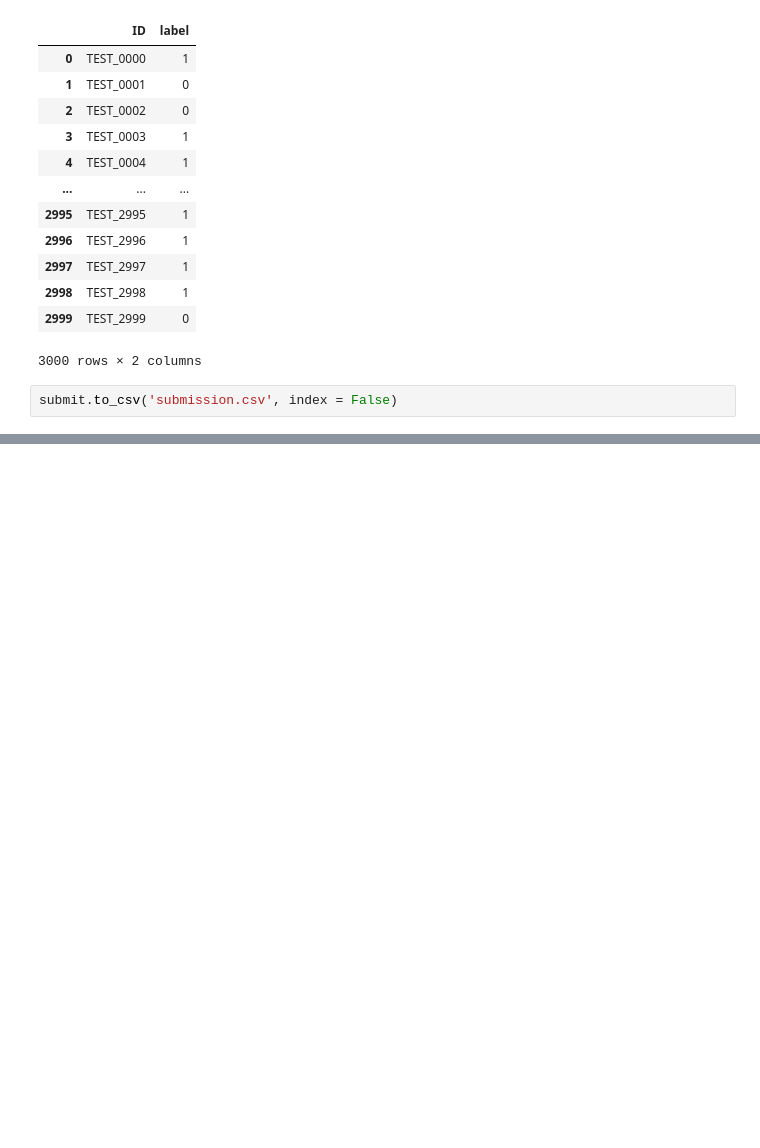
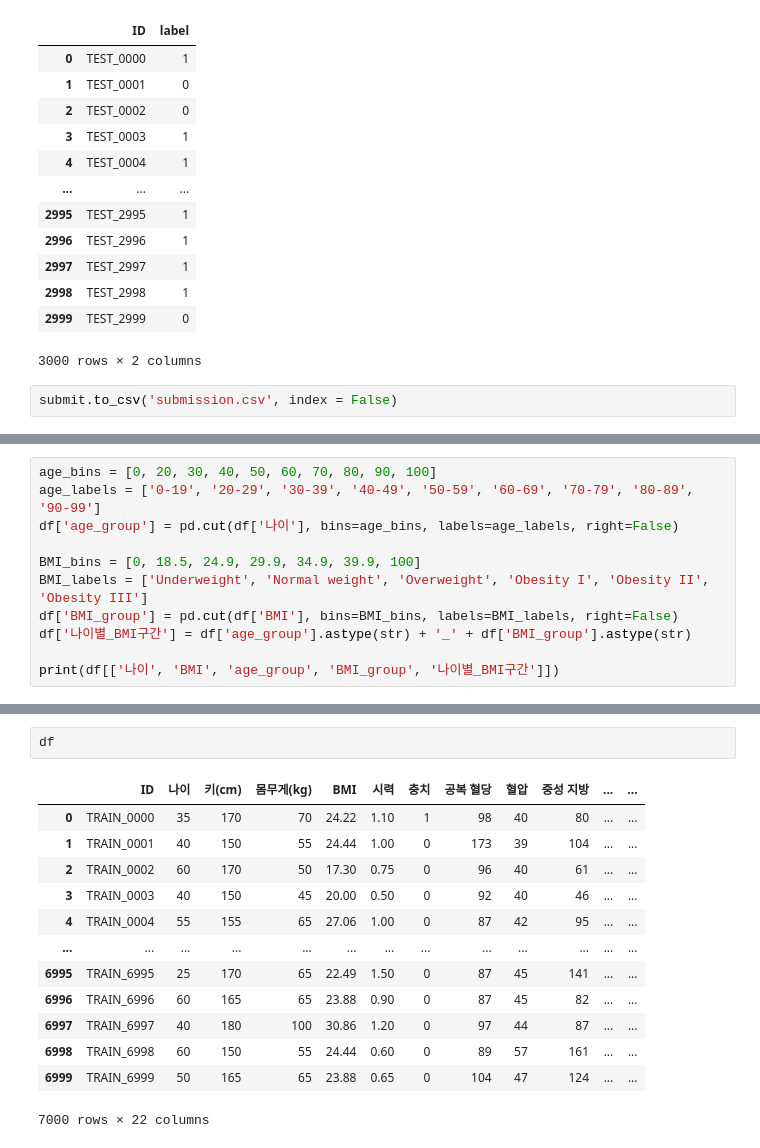
Before and after one commit to EJEJejje/AH_01_2_mini, a Jupyter notebook: eda_KEJ_1.ipynb, the cells around one changed output, grey strips where cells are left out. Saved outputs shown, nothing was run; the diff lists cells and outputs as text; blank space fills up the shorter version.

```diff
--- a/eda_KEJ_1.ipynb
+++ b/eda_KEJ_1.ipynb
@@ -215,0 +248,11 @@ submit.to_csv('submission.csv', index = False)
+# %%
+age_bins = [0, 20, 30, 40, 50, 60, 70, 80, 90, 100]
+age_labels = ['0-19', '20-29', '30-39', '40-49', '50-59', '60-69', '70-79', '80-89', '90-99']
+df['age_group'] = pd.cut(df['나이'], bins=age_bins, labels=age_labels, right=False)
+
+BMI_bins = [0, 18.5, 24.9, 29.9, 34.9, 39.9, 100]
+BMI_labels = ['Underweight', 'Normal weight', 'Overweight', 'Obesity I', 'Obesity II', 'Obesity III']
+df['BMI_group'] = pd.cut(df['BMI'], bins=BMI_bins, labels=BMI_labels, right=False)
+df['나이별_BMI구간'] = df['age_group'].astype(str) + '_' + df['BMI_group'].astype(str)
+
+print(df[['나이', 'BMI', 'age_group', 'BMI_group', '나이별_BMI구간']])
@@ -215,0 +309,16 @@ submit.to_csv('submission.csv', index = False)
+# %%
+df
+# %% [output]
+|  | ID | 나이 | 키(cm) | 몸무게(kg) | BMI | 시력 | 충치 | 공복 혈당 | 혈압 | 중성 지방 | ... | ... |
+| 0 | TRAIN_0000 | 35 | 170 | 70 | 24.22 | 1.10 | 1 | 98 | 40 | 80 | ... | ... |
+| 1 | TRAIN_0001 | 40 | 150 | 55 | 24.44 | 1.00 | 0 | 173 | 39 | 104 | ... | ... |
+| 2 | TRAIN_0002 | 60 | 170 | 50 | 17.30 | 0.75 | 0 | 96 | 40 | 61 | ... | ... |
+| 3 | TRAIN_0003 | 40 | 150 | 45 | 20.00 | 0.50 | 0 | 92 | 40 | 46 | ... | ... |
+| 4 | TRAIN_0004 | 55 | 155 | 65 | 27.06 | 1.00 | 0 | 87 | 42 | 95 | ... | ... |
+| ... | ... | ... | ... | ... | ... | ... | ... | ... | ... | ... | ... | ... |
+| 6995 | TRAIN_6995 | 25 | 170 | 65 | 22.49 | 1.50 | 0 | 87 | 45 | 141 | ... | ... |
+| 6996 | TRAIN_6996 | 60 | 165 | 65 | 23.88 | 0.90 | 0 | 87 | 45 | 82 | ... | ... |
+| 6997 | TRAIN_6997 | 40 | 180 | 100 | 30.86 | 1.20 | 0 | 97 | 44 | 87 | ... | ... |
+| 6998 | TRAIN_6998 | 60 | 150 | 55 | 24.44 | 0.60 | 0 | 89 | 57 | 161 | ... | ... |
+| 6999 | TRAIN_6999 | 50 | 165 | 65 | 23.88 | 0.65 | 0 | 104 | 47 | 124 | ... | ... |
+7000 rows × 22 columns
```
Also changed, not shown: parts of 19 cells of this notebook, 2 other files.
